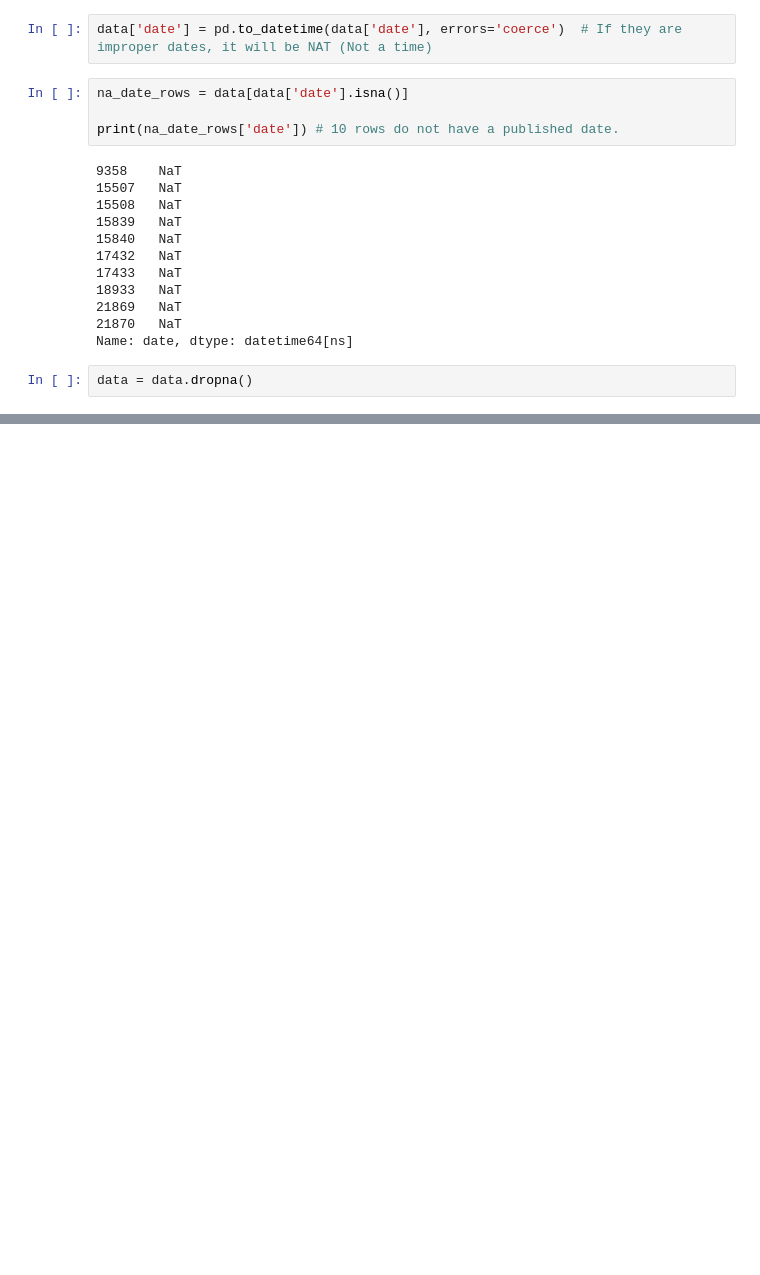
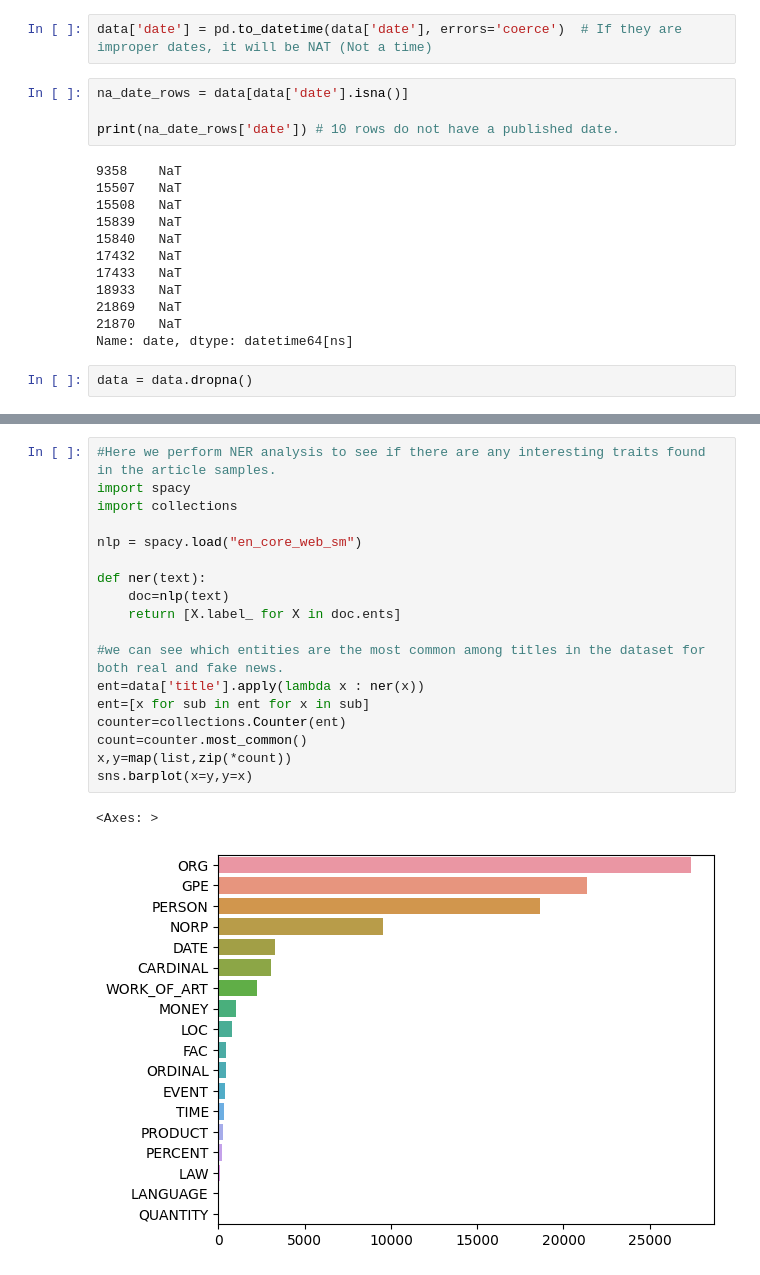
Before and after one commit to brandonyhr98/BT4222-Group-Project, a Jupyter notebook: EDA.ipynb, the cells around one changed output, grey strips where cells are left out. Cells and saved outputs as stored; diff of their text form; blank space fills up the shorter version.

Commit message:
added NER analysis article titles in EDA notebook

```diff
--- a/EDA.ipynb
+++ b/EDA.ipynb
@@ -77,3 +77,24 @@ plt.title('Time series of number of news by date')
 plt.show()
 # %% [output]
 [figure]
+# %%
+#Here we perform NER analysis to see if there are any interesting traits found in the article samples.
+import spacy
+import collections
+
+nlp = spacy.load("en_core_web_sm")
+
+def ner(text):
+    doc=nlp(text)
+    return [X.label_ for X in doc.ents]
+
+#we can see which entities are the most common among titles in the dataset for both real and fake news.
+ent=data['title'].apply(lambda x : ner(x))
+ent=[x for sub in ent for x in sub]
+counter=collections.Counter(ent)
+count=counter.most_common()
+x,y=map(list,zip(*count))
+sns.barplot(x=y,y=x)
+# %% [output]
+<Axes: >
+[figure, added]
```
Also changed, not shown: parts of 5 cells of this notebook.
